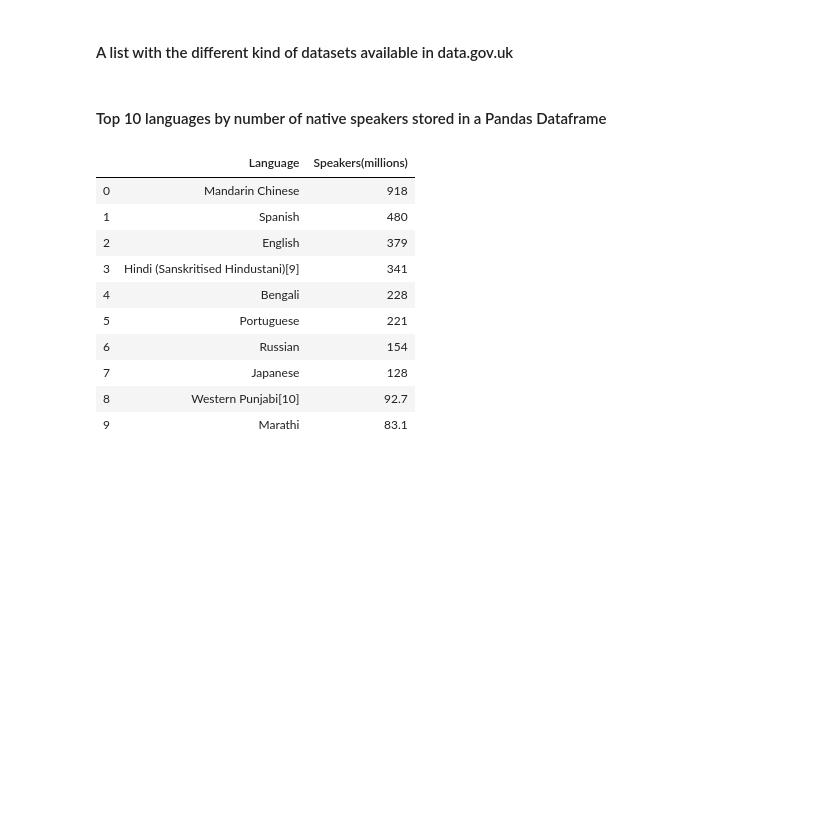
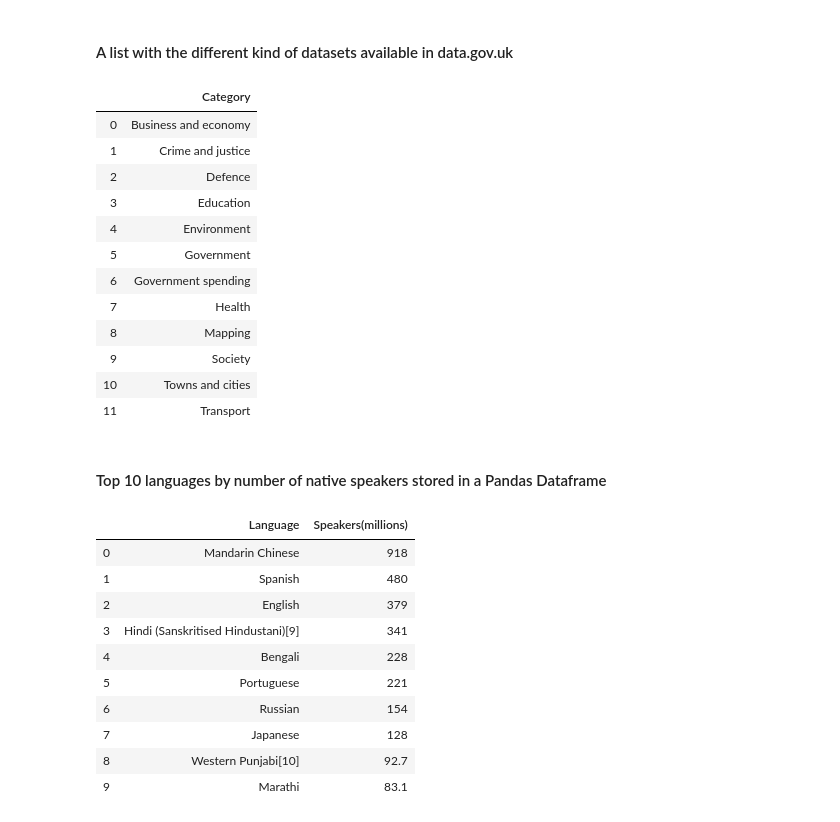
Before and after one commit to ta-datapt-bcn/lab-web-scraping, a Jupyter notebook: your-code/main.ipynb, the cells around one changed output. Saved outputs shown, nothing was run; the diff lists cells and outputs as text; code cells hidden in the pictures; blank space fills up the shorter version.

```diff
--- a/your-code/main.ipynb
+++ b/your-code/main.ipynb
@@ -252,8 +344,30 @@ url = 'https://data.gov.uk/'
 # %%
 #your code
 web_content_list_kind_datasets = requests.get(url).content
-web_soup = BeautifulSoup(web_content_list_kind_datasets, "lxml")
-web_soup
+web_soup_list_kind_datasets = BeautifulSoup(web_content_list_kind_datasets, "lxml")
+# %%
+table = web_soup_list_kind_datasets.find_all("div", {"class": "grid-row dgu-topics"})[0]
+rows = table.find_all("h2")
+rows = [row.text.strip().split("\n") for row in rows]
+rows
+
+colnames = ['Category']
+df = pd.DataFrame(rows, columns = colnames)
+df.head(12)
+# %% [output]
+|  | Category |
+| 0 | Business and economy |
+| 1 | Crime and justice |
+| 2 | Defence |
+| 3 | Education |
+| 4 | Environment |
+| 5 | Government |
+| 6 | Government spending |
+| 7 | Health |
+| 8 | Mapping |
+| 9 | Society |
+| 10 | Towns and cities |
+| 11 | Transport |
 # %% [markdown]
 #### Top 10 languages by number of native speakers stored in a Pandas Dataframe
 # %%
```
Also changed, not shown: parts of 8 cells of this notebook.
